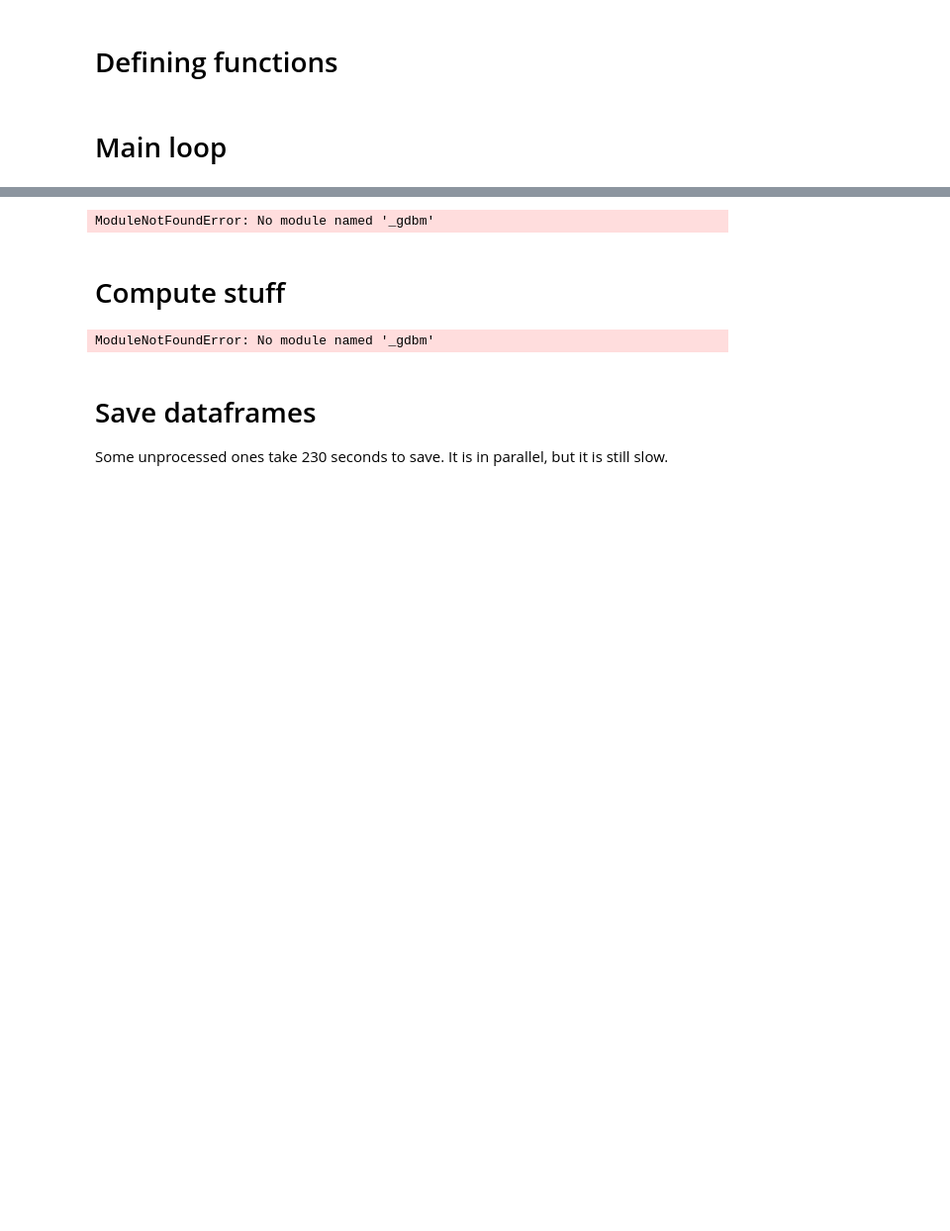
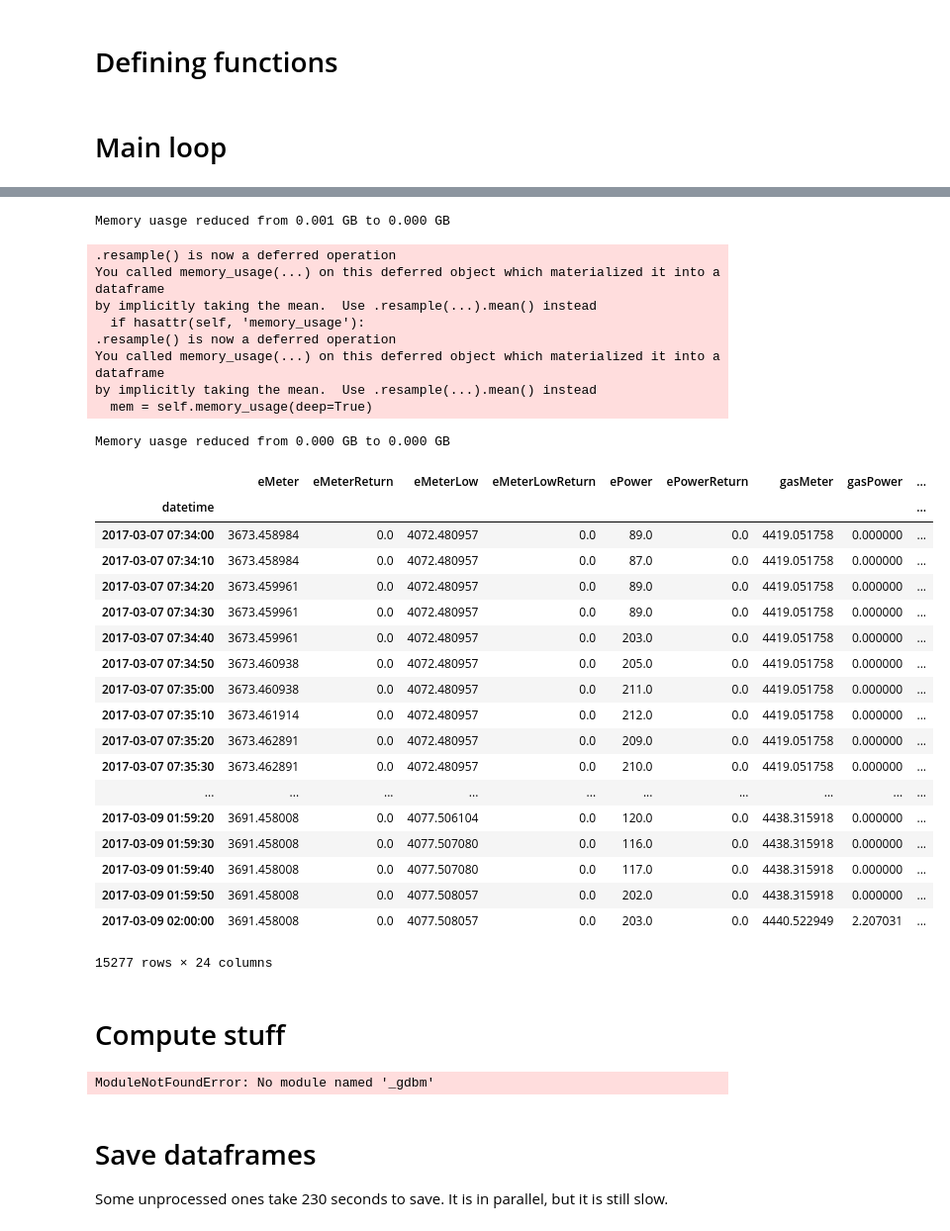
Before and after one commit to deKeijzer/KB-74-OPSCHALER, a Jupyter notebook: Personal_folders/Brian/Dask/Dask test setup.ipynb, the cells around one changed output, grey strips where cells are left out. Shown at 99% size. Drawn from its saved outputs; the diff is of its cells as text; code cells hidden in the pictures; blank space fills up the shorter version.

```diff
--- a/Personal_folders/Brian/Dask/Dask test setup.ipynb
+++ b/Personal_folders/Brian/Dask/Dask test setup.ipynb
@@ -39,7 +41,7 @@ def read_weather_data():
     :return: Pandas DataFrame
     """
     # Check if UTC to gmt+1 conversion is being handled correctly
-    weather = pd.read_csv('//datc//opschaler//weather_data//knmi_10_min_raw_data//output//df_combined_uncleaned.csv',
+    weather = pd.read_csv('F://datc//opschaler//weather_data//knmi_10_min_raw_data//output//df_combined_uncleaned.csv',
                           delimiter='\t', comment='#',
                           parse_dates=['datetime'])
     weather = weather.set_index(['datetime'])
@@ -52,7 +54,7 @@ def smartmeter_data():
     Reads in the file paths and dwelling id's of the smartmeter data.
     :return: file_paths, dwelling_ids, both as lists.
     """
-    path = '//datc//opschaler//smartmeter_data//'
+    path = 'F://datc//opschaler//smartmeter_data//'
     file_paths = np.array(glob.glob(path + "*.csv"))
 
     print('Detected %s smartmeter_data files.' % len(file_paths))
@@ -467,20 +469,20 @@ for i, path in enumerate(file_paths):
     smart = smart.persist()
     gas = gas.persist()
 
-    #df_hour = create_hour_df(smart, gas, weather_rs, dwelling_id)
-    #df_10s = create_10s_df(smart, gas, weather_rs, dwelling_id)
+    df_hour = create_hour_df(smart, gas, weather_rs, dwelling_id)
+    df_10s = create_10s_df(smart, gas, weather_rs, dwelling_id)
 
-    #df_hour = df_hour.persist()
-    #df_10s = df_10s.persist()
+    df_hour = df_hour.persist()
+    df_10s = df_10s.persist()
 
     #Slow, plus low cpu usage...
     #fig = plot_nans(df_10s, dwelling_id+' 10s sample rate', '1T')
 
-    #df_nan_table_10s = df_nan_checker(df_10s, 0)
-    #df_nan_table_hour = df_nan_checker(df_hour, 0)
+    df_nan_table_10s = df_nan_checker(df_10s, 0)
+    df_nan_table_hour = df_nan_checker(df_hour, 0)
 
-    #df_nan_table_10s = df_nan_table_10s.persist()
-    #df_nan_table_hour = df_nan_table_hour.persist()
+    df_nan_table_10s = df_nan_table_10s.persist()
+    df_nan_table_hour = df_nan_table_hour.persist()
 
     thresholds_10s = {'eMeter': 6, 'ePower': 6, 'gasMeter': 72, 'T': 36, 'Q': 18}
     #df_10s_partly_processed = drop_nan_streaks_above_threshold(df_10s, df_nan_table_10s, thresholds_10s)
@@ -492,10 +494,10 @@ for i, path in enumerate(file_paths):
 
     smarts.append(smart)
     gass.append(gas)
-    #dfs_hour.append(df_hour)
-    #dfs_10s.append(df_10s)
-    #dfs_nan_table_10s.append(df_nan_table_10s)
-    #dfs_nan_table_hour.append(df_nan_table_hour)
+    dfs_hour.append(df_hour)
+    dfs_10s.append(df_10s)
+    dfs_nan_table_10s.append(df_nan_table_10s)
+    dfs_nan_table_hour.append(df_nan_table_hour)
 
     #dfs_10s_partly_processed.append(df_10s_partly_processed)
     #dfs_hour_partly_processed.append(df_hour_partly_processed)
@@ -507,7 +526,35 @@ Wall time: 1.72 s
 # %%
-smarts[0].compute().compute()
+dfs_10s[0].compute()
 # %% [output]
-ModuleNotFoundError: No module named '_gdbm'
+Memory uasge reduced from 0.001 GB to 0.000 GB
+.resample() is now a deferred operation
+You called memory_usage(...) on this deferred object which materialized it into a dataframe
+by implicitly taking the mean.  Use .resample(...).mean() instead
+  if hasattr(self, 'memory_usage'):
+.resample() is now a deferred operation
+You called memory_usage(...) on this deferred object which materialized it into a dataframe
+by implicitly taking the mean.  Use .resample(...).mean() instead
+  mem = self.memory_usage(deep=True)
+Memory uasge reduced from 0.000 GB to 0.000 GB
+|  | eMeter | eMeterReturn | eMeterLow | eMeterLowReturn | ePower | ePowerReturn | gasMeter | gasPower | ... |
+| datetime |  |  |  |  |  |  |  |  | ... |
+| 2017-03-07 07:34:00 | 3673.458984 | 0.0 | 4072.480957 | 0.0 | 89.0 | 0.0 | 4419.051758 | 0.000000 | ... |
+| 2017-03-07 07:34:10 | 3673.458984 | 0.0 | 4072.480957 | 0.0 | 87.0 | 0.0 | 4419.051758 | 0.000000 | ... |
+| 2017-03-07 07:34:20 | 3673.459961 | 0.0 | 4072.480957 | 0.0 | 89.0 | 0.0 | 4419.051758 | 0.000000 | ... |
+| 2017-03-07 07:34:30 | 3673.459961 | 0.0 | 4072.480957 | 0.0 | 89.0 | 0.0 | 4419.051758 | 0.000000 | ... |
+| 2017-03-07 07:34:40 | 3673.459961 | 0.0 | 4072.480957 | 0.0 | 203.0 | 0.0 | 4419.051758 | 0.000000 | ... |
+| 2017-03-07 07:34:50 | 3673.460938 | 0.0 | 4072.480957 | 0.0 | 205.0 | 0.0 | 4419.051758 | 0.000000 | ... |
+| 2017-03-07 07:35:00 | 3673.460938 | 0.0 | 4072.480957 | 0.0 | 211.0 | 0.0 | 4419.051758 | 0.000000 | ... |
+| 2017-03-07 07:35:10 | 3673.461914 | 0.0 | 4072.480957 | 0.0 | 212.0 | 0.0 | 4419.051758 | 0.000000 | ... |
+| 2017-03-07 07:35:20 | 3673.462891 | 0.0 | 4072.480957 | 0.0 | 209.0 | 0.0 | 4419.051758 | 0.000000 | ... |
+| 2017-03-07 07:35:30 | 3673.462891 | 0.0 | 4072.480957 | 0.0 | 210.0 | 0.0 | 4419.051758 | 0.000000 | ... |
+| ... | ... | ... | ... | ... | ... | ... | ... | ... | ... |
+| 2017-03-09 01:59:20 | 3691.458008 | 0.0 | 4077.506104 | 0.0 | 120.0 | 0.0 | 4438.315918 | 0.000000 | ... |
+| 2017-03-09 01:59:30 | 3691.458008 | 0.0 | 4077.507080 | 0.0 | 116.0 | 0.0 | 4438.315918 | 0.000000 | ... |
+| 2017-03-09 01:59:40 | 3691.458008 | 0.0 | 4077.507080 | 0.0 | 117.0 | 0.0 | 4438.315918 | 0.000000 | ... |
+| 2017-03-09 01:59:50 | 3691.458008 | 0.0 | 4077.508057 | 0.0 | 202.0 | 0.0 | 4438.315918 | 0.000000 | ... |
+| 2017-03-09 02:00:00 | 3691.458008 | 0.0 | 4077.508057 | 0.0 | 203.0 | 0.0 | 4440.522949 | 2.207031 | ... |
+15277 rows × 24 columns
 # %% [markdown]
 # Compute stuff
 # %%
```
Also changed, not shown: parts of 3 cells of this notebook, 2 other files.
